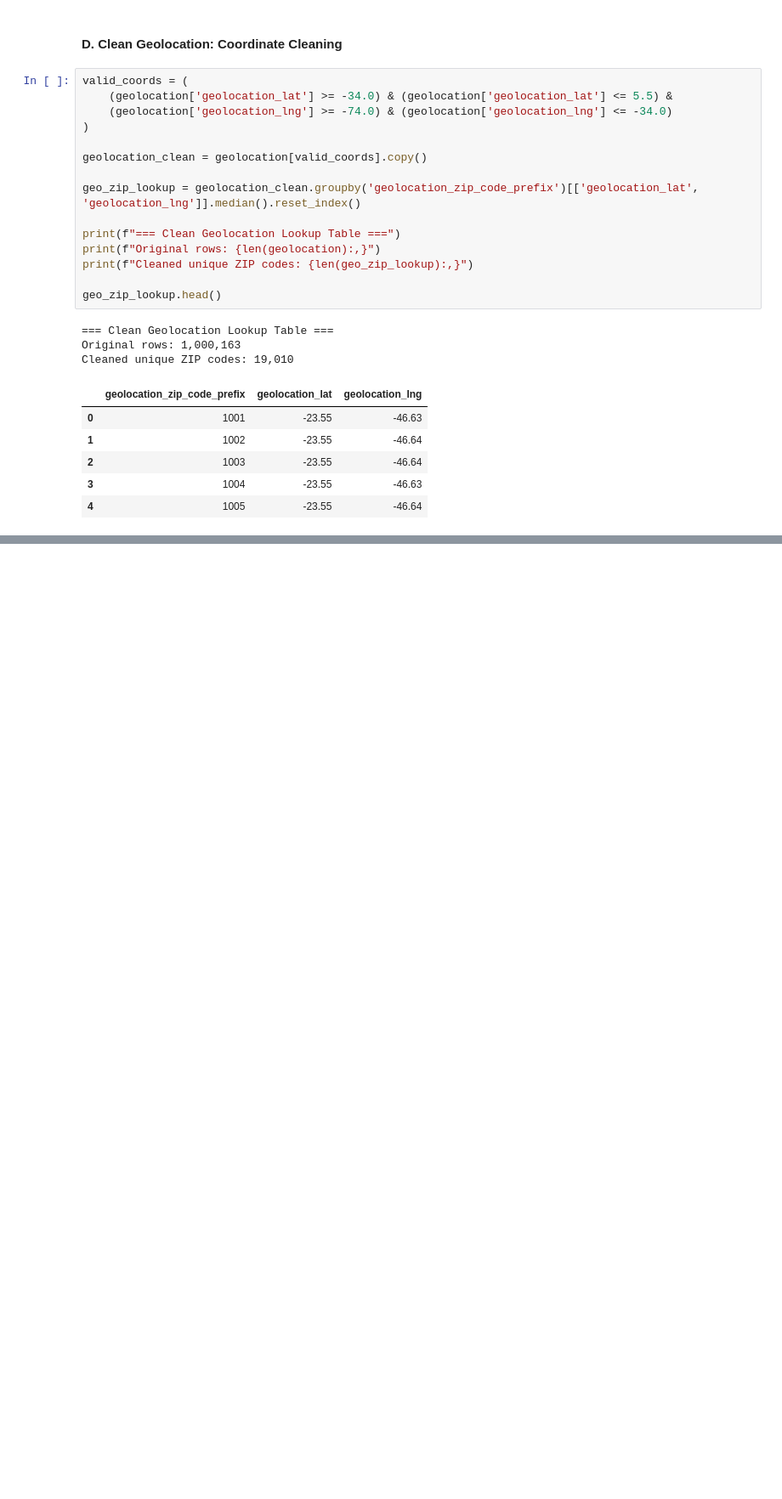
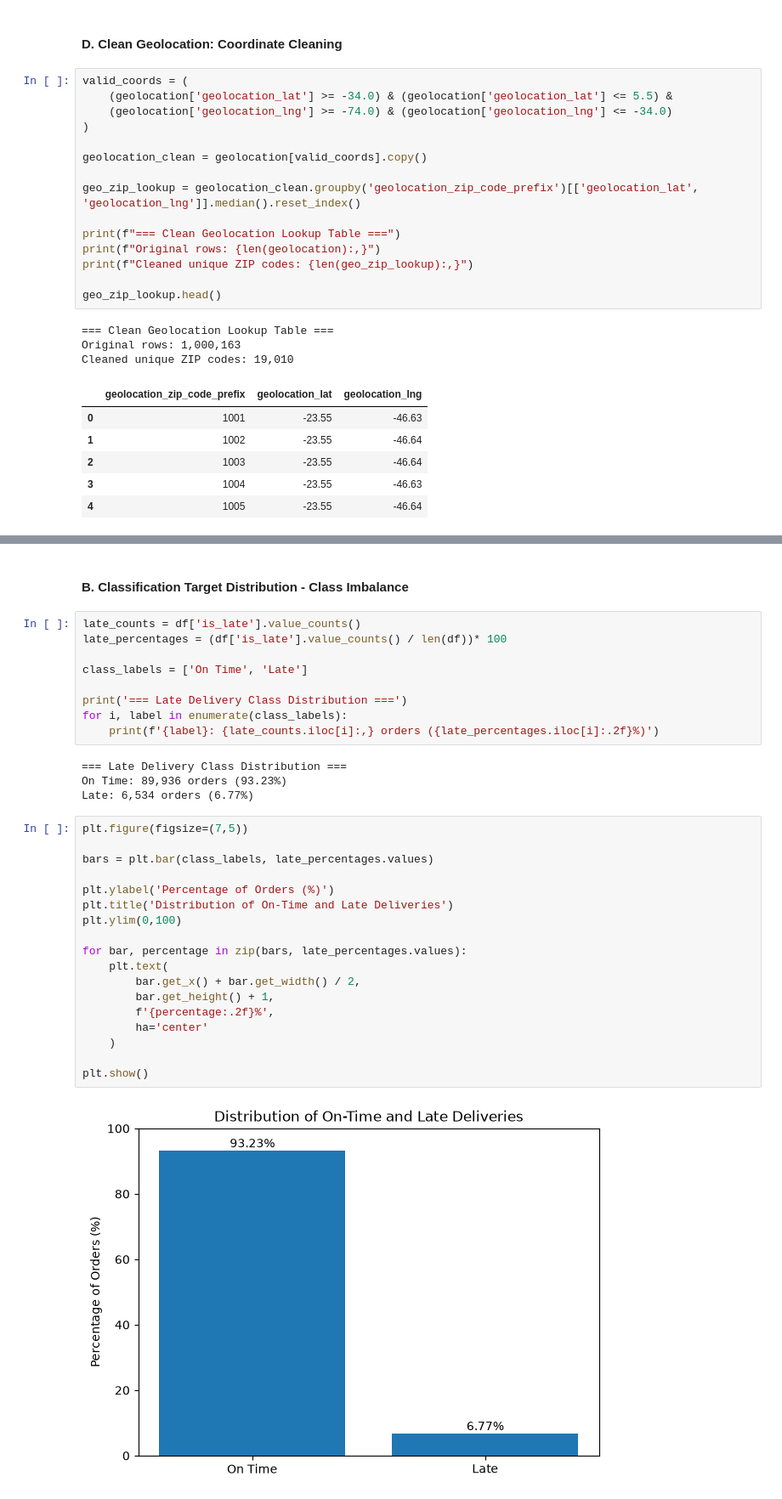
Before and after one commit to jasmine-koh/TCX3901_IndustrialPractice, a Jupyter notebook: 01_data_ingestion_and_baseline.ipynb, the cells around one changed output, grey strips where cells are left out. Shown at 85% size. Saved outputs shown, nothing was run; the diff lists cells and outputs as text; blank space fills up the shorter version.

```diff
--- a/01_data_ingestion_and_baseline.ipynb
+++ b/01_data_ingestion_and_baseline.ipynb
@@ -863,0 +1235,35 @@ Cleaned unique ZIP codes: 19,010
+# %% [markdown]
+#### B. Classification Target Distribution - Class Imbalance
+# %%
+late_counts = df['is_late'].value_counts()
+late_percentages = (df['is_late'].value_counts() / len(df))* 100
+
+class_labels = ['On Time', 'Late']
+
+print('=== Late Delivery Class Distribution ===')
+for i, label in enumerate(class_labels):
+    print(f'{label}: {late_counts.iloc[i]:,} orders ({late_percentages.iloc[i]:.2f}%)')
+# %% [output]
+=== Late Delivery Class Distribution ===
+On Time: 89,936 orders (93.23%)
+Late: 6,534 orders (6.77%)
+# %%
+plt.figure(figsize=(7,5))
+
+bars = plt.bar(class_labels, late_percentages.values)
+
+plt.ylabel('Percentage of Orders (%)')
+plt.title('Distribution of On-Time and Late Deliveries')
+plt.ylim(0,100)
+
+for bar, percentage in zip(bars, late_percentages.values):
+    plt.text(
+        bar.get_x() + bar.get_width() / 2,
+        bar.get_height() + 1,
+        f'{percentage:.2f}%',
+        ha='center'
+    )
+
+plt.show()
+# %% [output]
+[figure, added]
```
Also changed, not shown: parts of 110 cells of this notebook, 4 other files.
